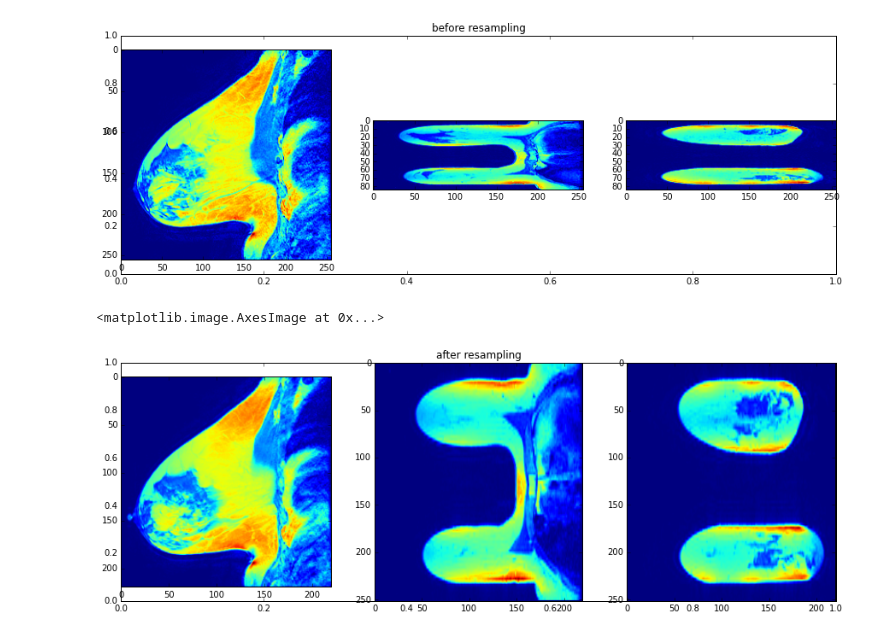
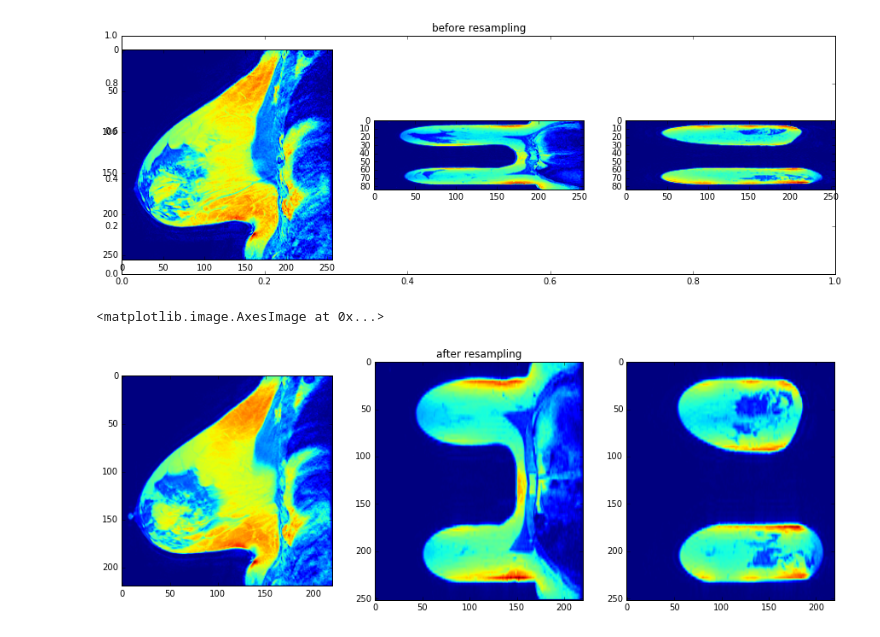
Before and after one commit to almartel/starting_python, a Jupyter notebook: Using SimpleITK.ipynb, the cells around one changed output. Saved outputs shown, nothing was run; the diff lists cells and outputs as text; code cells hidden in the pictures.

```diff
--- a/Using SimpleITK.ipynb
+++ b/Using SimpleITK.ipynb
@@ -130,12 +132,13 @@ imshow(sitk.GetArrayFromImage(im[128,:,:]))
 # %%
 fig=plt.figure(figsize=[15,5])
 plt.title('after resampling')
+plt.axis('off')
 fig.add_subplot(1,3,1)
 imshow(sitk.GetArrayFromImage(cube[:,:,55]))
 fig.add_subplot(1,3,2)
 imshow(sitk.GetArrayFromImage(cube[:,90,:]))
 fig.add_subplot(1,3,3)
 imshow(sitk.GetArrayFromImage(cube[90,:,:]))
 # %% [output]
 <matplotlib.image.AxesImage at 0x...>
-[figure, old version]
+[figure, new version]
```
Also changed, not shown: parts of 7 cells of this notebook.
